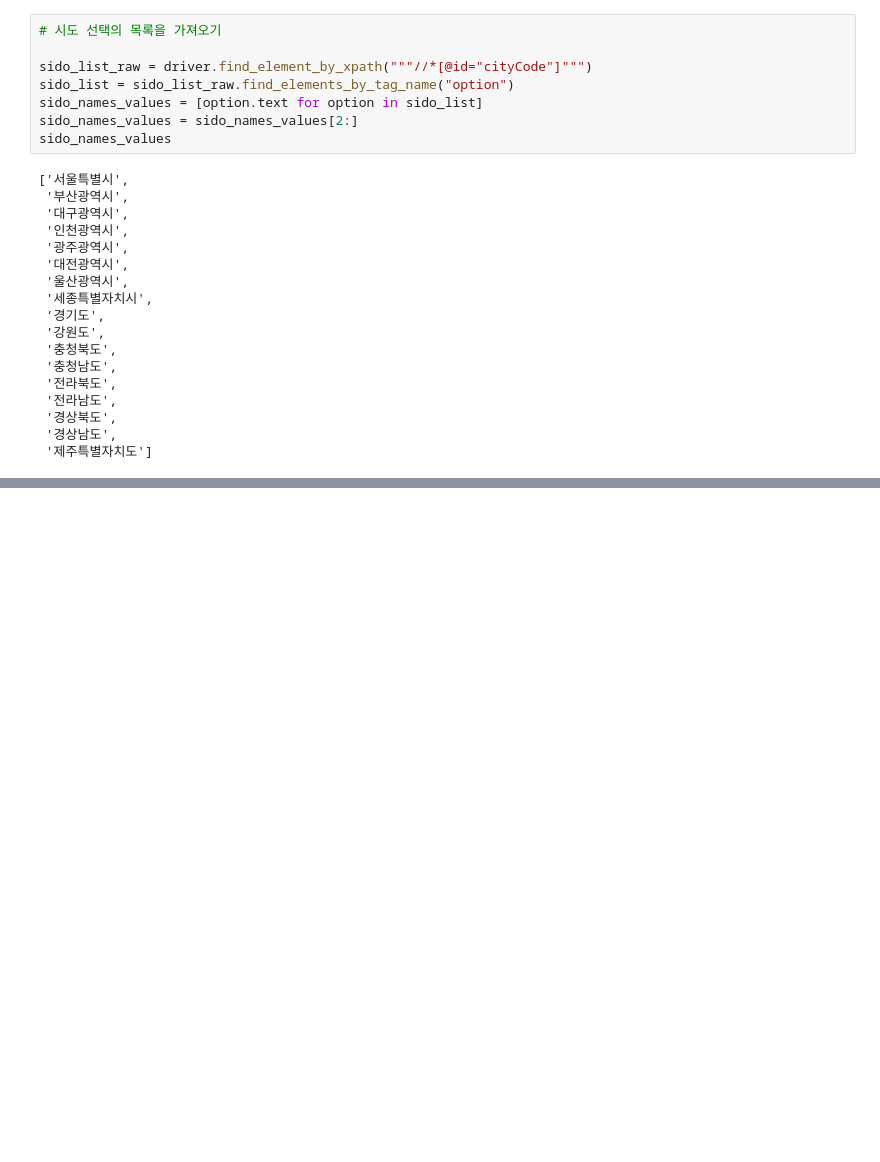
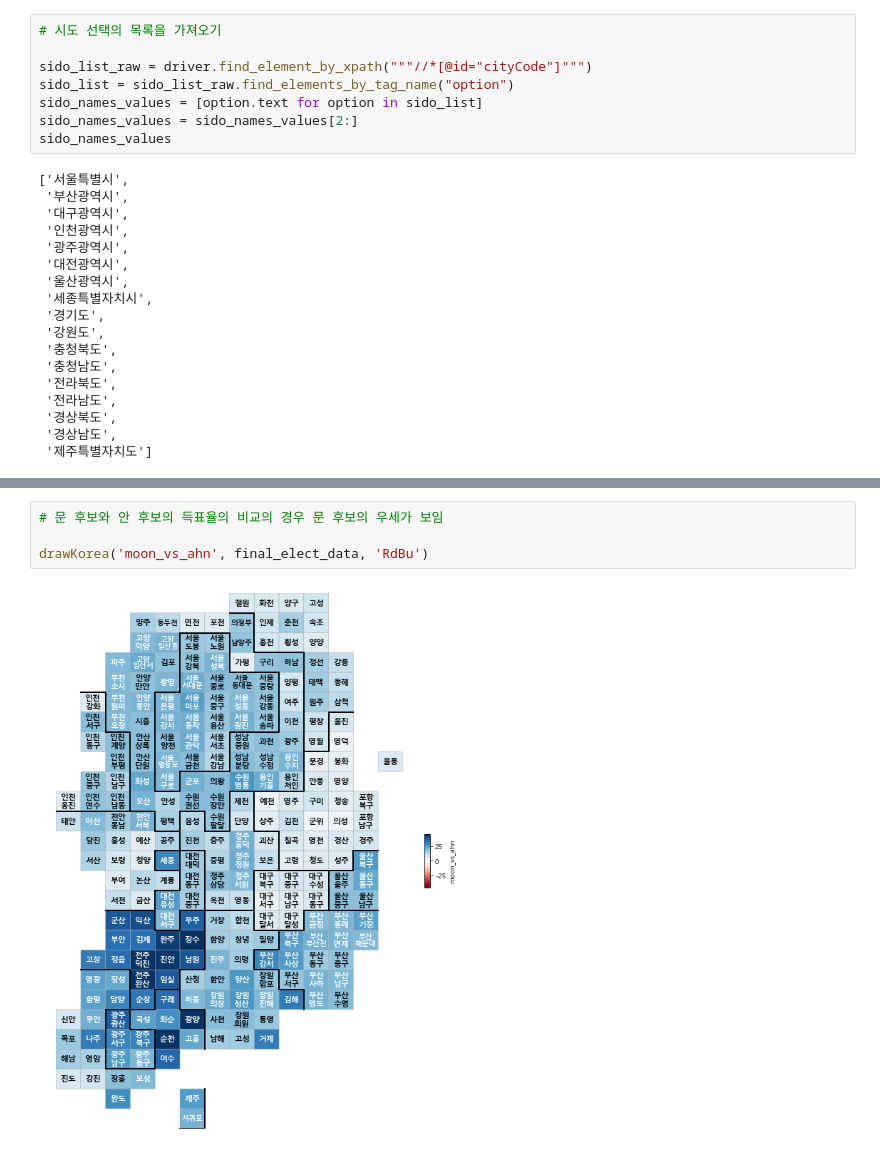
Before and after one commit to GiSeok-Hong/TIL, a Jupyter notebook: DataScience/source_code/06-1. 19대 대선 결과 분석.ipynb, the cells around one changed output, grey strips where cells are left out. Cells and saved outputs as stored; diff of their text form; blank space fills up the shorter version.

```diff
--- a/DataScience/source_code/06-1. 19대 대선 결과 분석.ipynb
+++ b/DataScience/source_code/06-1. 19대 대선 결과 분석.ipynb
@@ -71,0 +599,6 @@ sido_names_values
+# %%
+# 문 후보와 안 후보의 득표율의 비교의 경우 문 후보의 우세가 보임
+
+drawKorea('moon_vs_ahn', final_elect_data, 'RdBu')
+# %% [output]
+[figure, added]
```
Also changed, not shown: parts of 63 cells of this notebook, 4 other files.
